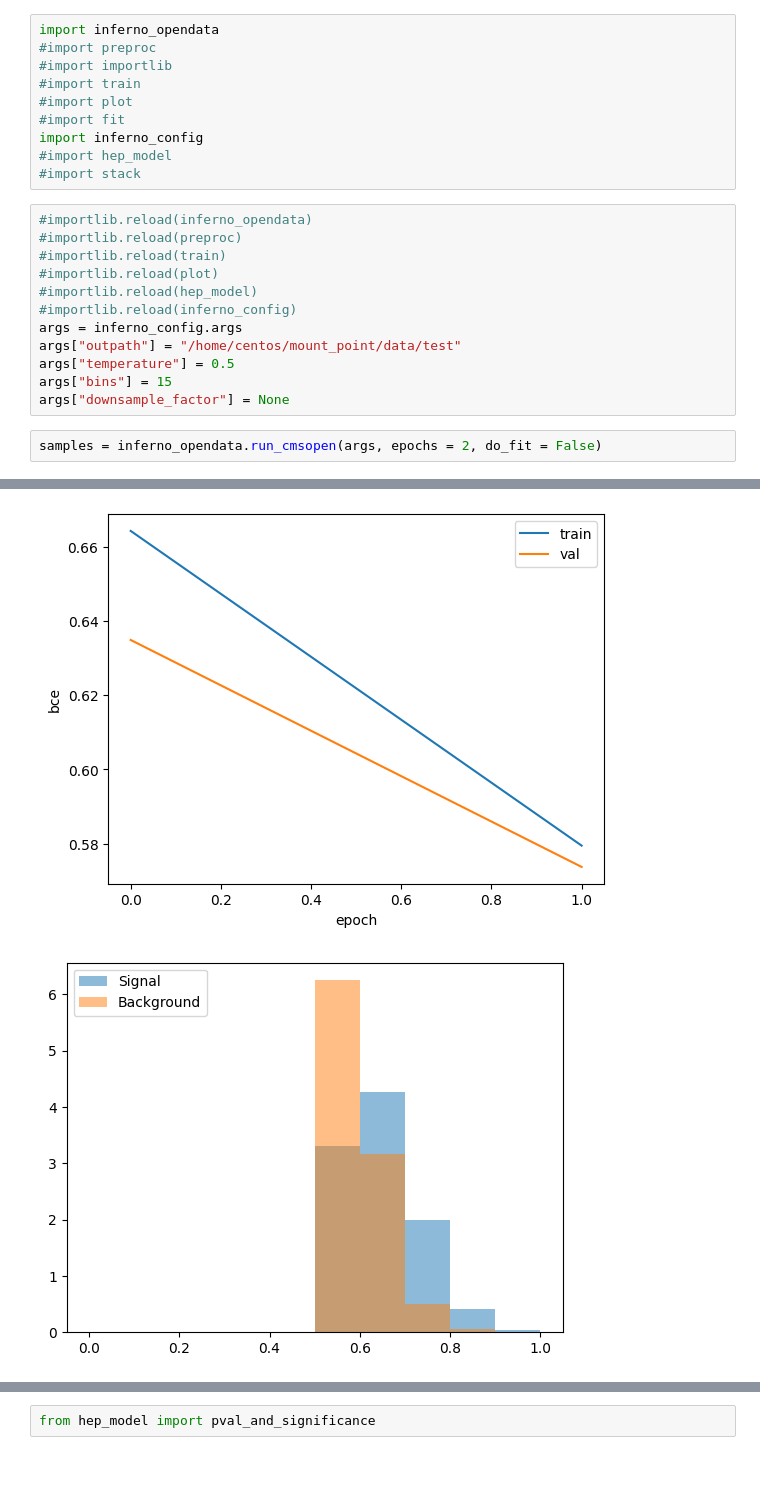
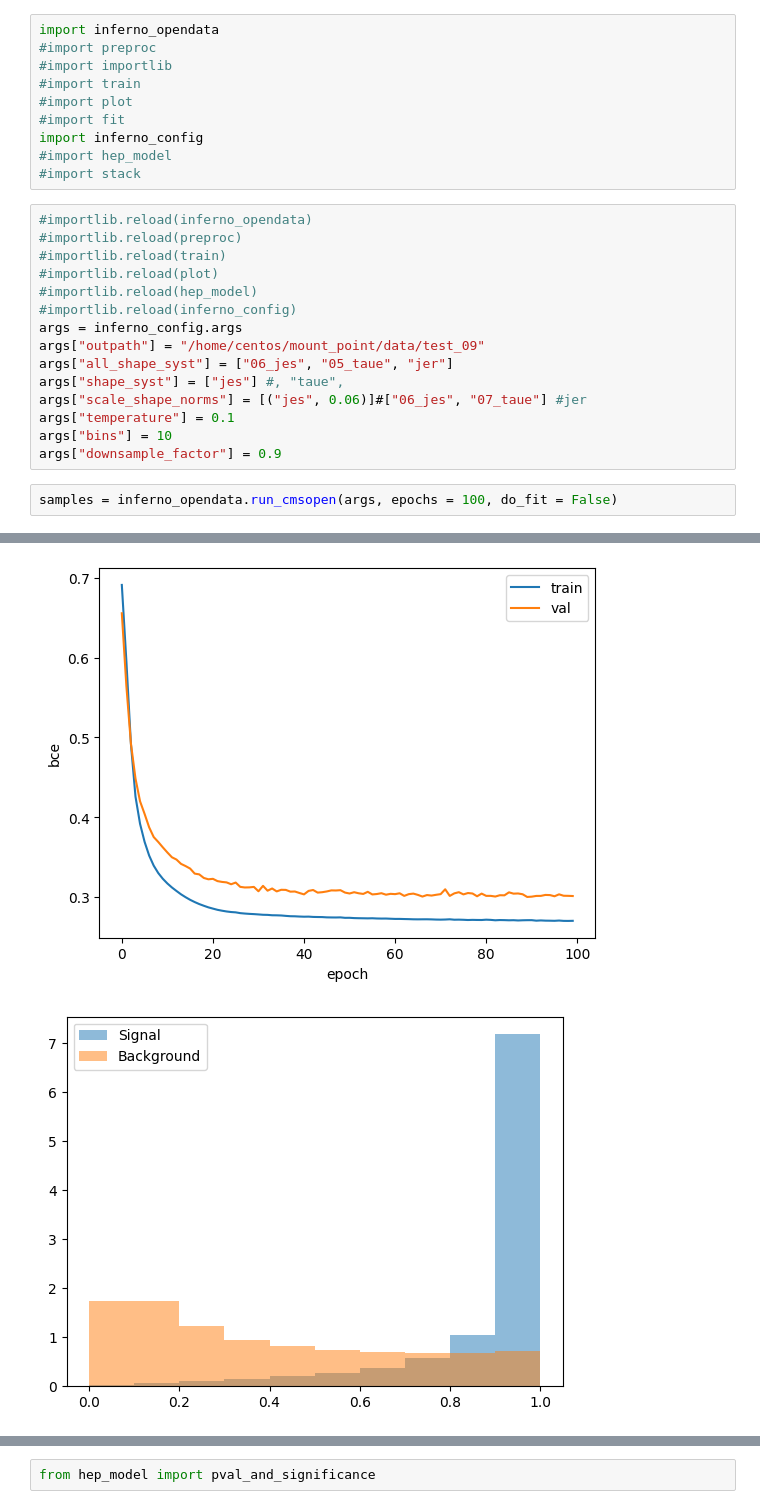
Before and after one commit to llayer/cmsopen, a Jupyter notebook: inferno/run_inferno.ipynb, the cells around one changed output, grey strips where cells are left out. Drawn from its saved outputs; the diff is of its cells as text; blank space fills up the shorter version.

Commit message:
update plotting of data reduced nb

```diff
--- a/inferno/run_inferno.ipynb
+++ b/inferno/run_inferno.ipynb
@@ -16,12 +16,15 @@ import inferno_config
 #importlib.reload(hep_model)
 #importlib.reload(inferno_config)
 args = inferno_config.args
-args["outpath"] = "/home/centos/mount_point/data/test"
-args["temperature"] = 0.5
-args["bins"] = 15
-args["downsample_factor"] = None
+args["outpath"] = "/home/centos/mount_point/data/test_09"
+args["all_shape_syst"] = ["06_jes", "05_taue", "jer"]
+args["shape_syst"] = ["jes"] #, "taue",
+args["scale_shape_norms"] = [("jes", 0.06)]#["06_jes", "07_taue"] #jer
+args["temperature"] = 0.1
+args["bins"] = 10
+args["downsample_factor"] = 0.9
 # %%
-samples = inferno_opendata.run_cmsopen(args, epochs = 2, do_fit = False)
+samples = inferno_opendata.run_cmsopen(args, epochs = 100, do_fit = False)
 # %% [output]
 *********************
 Training INFERNO and binary-cross entropy (BCE) model
@@ -74,5 +103,5 @@ Evaluating best BCE model from epoch 1 with loss 0.573695965435194
-[figure, old version]
+[figure, new version]
-[figure, old version]
+[figure, new version]
 ... (4 outputs left out)
 # %%
 #importlib.reload(inferno_opendata)
```
Also changed, not shown: parts of 2 cells of this notebook, 1 other file.
